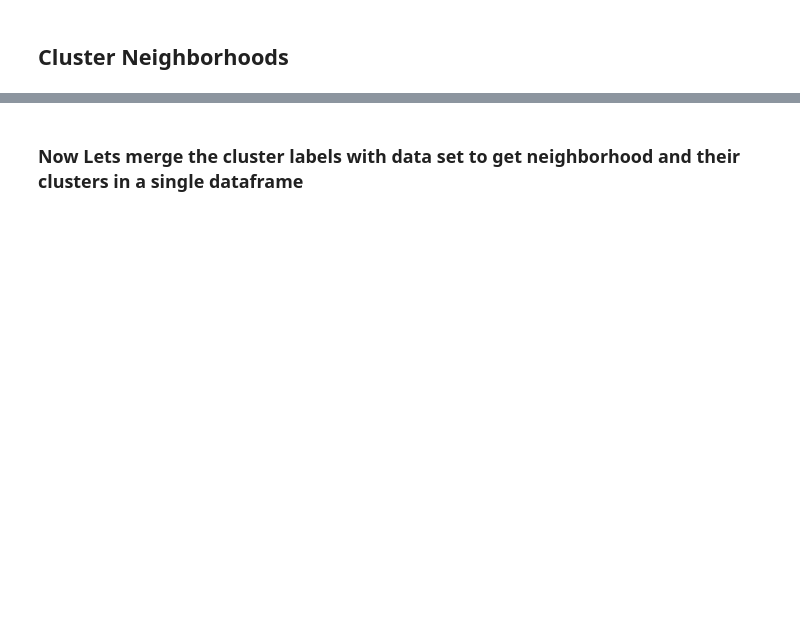
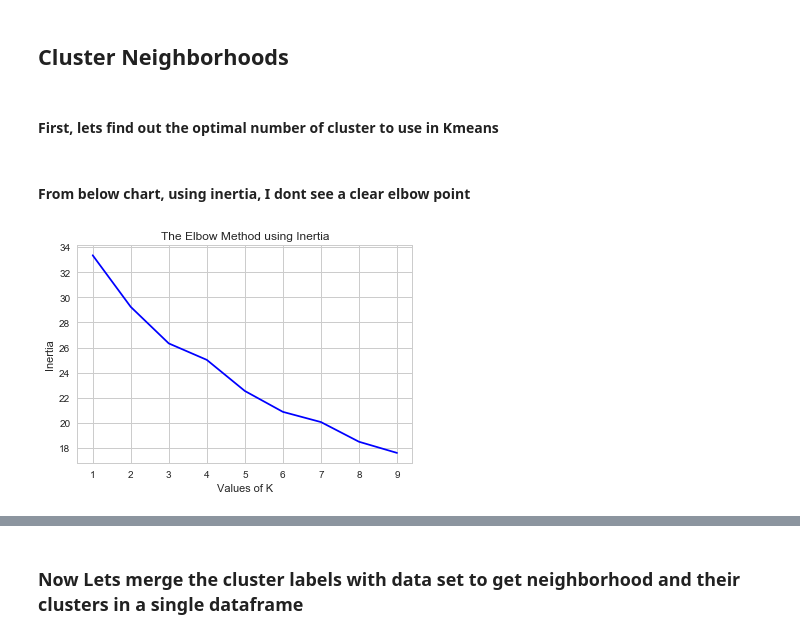
Before and after one commit to ParthRaj22/Battle-of-Neighborhoods, a Jupyter notebook: Battle of Neighborhoods.ipynb, the cells around one changed output, grey strips where cells are left out. Cells and saved outputs as stored; diff of their text form; code cells hidden in the pictures; blank space fills up the shorter version.

```diff
--- a/Battle of Neighborhoods.ipynb
+++ b/Battle of Neighborhoods.ipynb
@@ -453,0 +520,23 @@ neighborhoods_venues_sorted.head(11)
+# %% [markdown]
+#### First, lets find out the optimal number of cluster to use in Kmeans
+# %%
+from sklearn.cluster import KMeans
+from scipy.spatial.distance import cdist
+krange=range(1,10)
+inertias=[]
+distortions=[]
+for k in krange:
+    kmeanModel = KMeans(n_clusters=k, random_state=0).fit(Toronto_grouped_clustering)
+    inertias.append(kmeanModel.inertia_)
+    distortions.append(sum(np.min(cdist(Toronto_grouped_clustering, kmeanModel.cluster_centers_,
+                      'euclidean'),axis=1)) / Toronto_grouped_clustering.shape[0])
+# %% [markdown]
+#### From below chart, using inertia, I dont see a clear elbow point
+# %%
+plt.plot(krange, inertias, 'bx-')
+plt.xlabel('Values of K')
+plt.ylabel('Inertia')
+plt.title('The Elbow Method using Inertia')
+plt.show()
+# %% [output]
+[figure, added]
```
Also changed, not shown: parts of 47 cells of this notebook.
